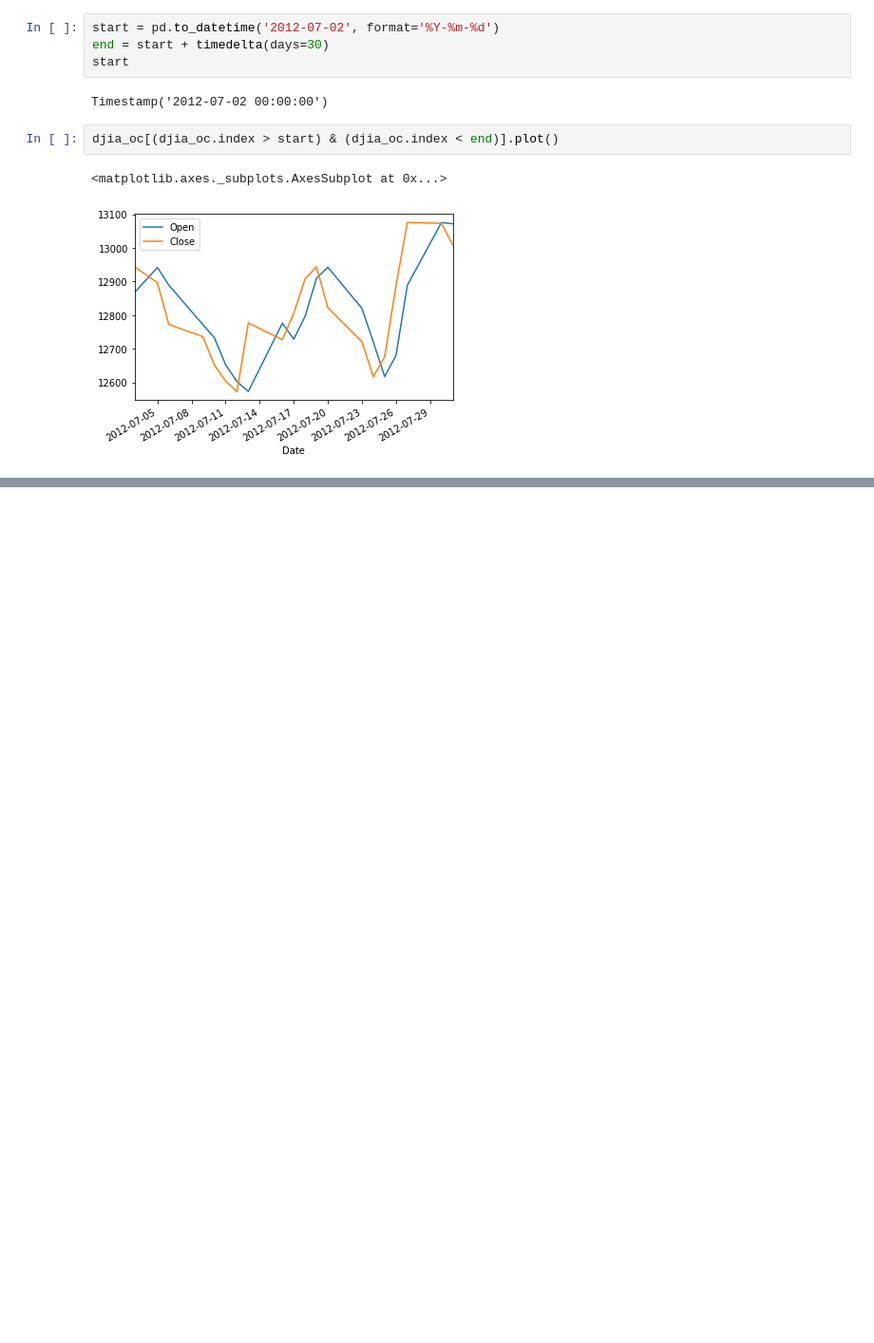
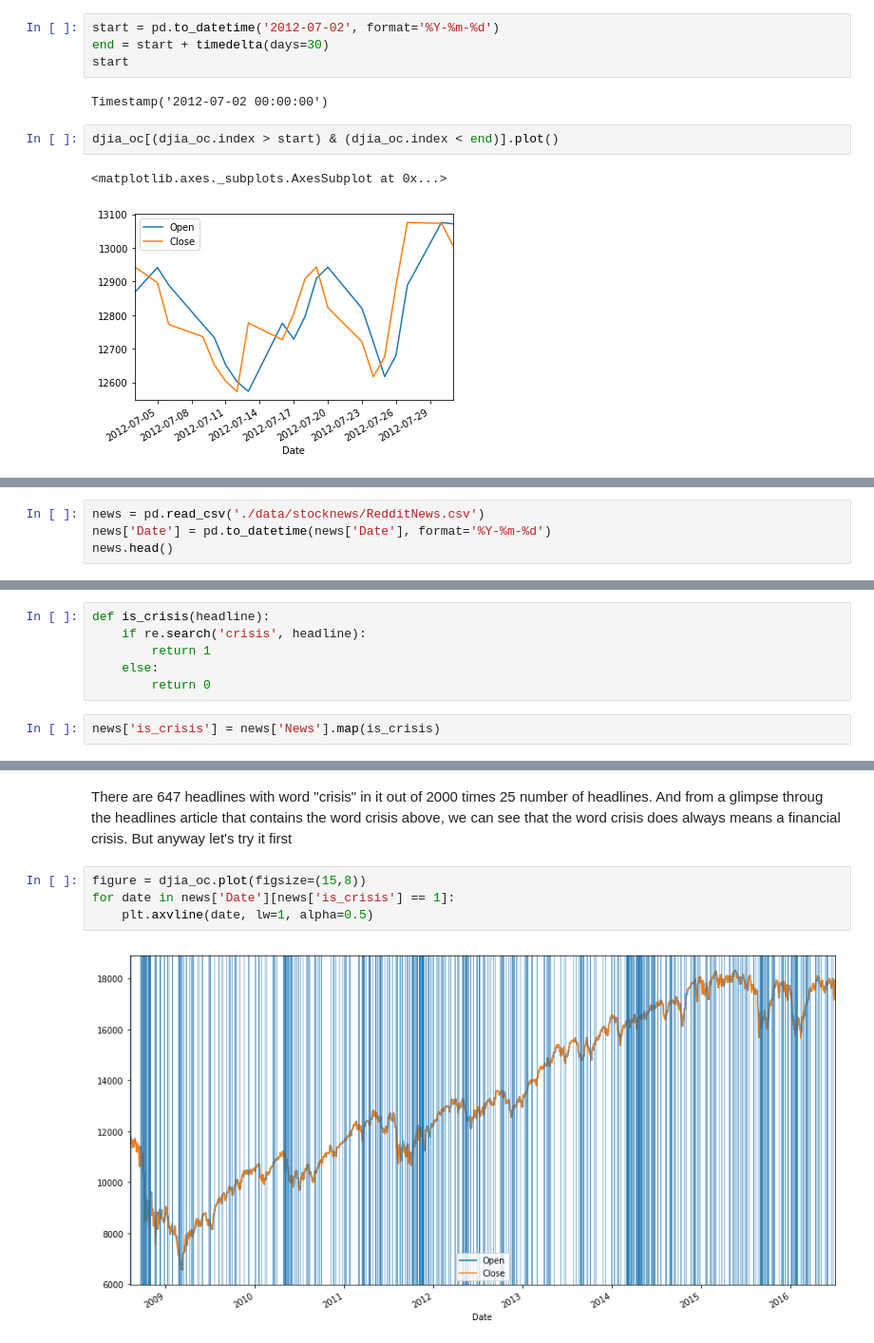
Before and after one commit to philogynic/notebooks, a Jupyter notebook: StockNLP.ipynb, the cells around one changed output, grey strips where cells are left out. Shown at 95% size. Cells and saved outputs as stored; diff of their text form; blank space fills up the shorter version.

Commit message:
stockNLP

```diff
--- a/StockNLP.ipynb
+++ b/StockNLP.ipynb
@@ -81,0 +85,4 @@ Thanks, hope this help
+# %%
+news = pd.read_csv('./data/stocknews/RedditNews.csv')
+news['Date'] = pd.to_datetime(news['Date'], format='%Y-%m-%d')
+news.head()
@@ -81,0 +121,8 @@ Thanks, hope this help
+# %%
+def is_crisis(headline):
+    if re.search('crisis', headline):
+        return 1
+    else:
+        return 0
+# %%
+news['is_crisis'] = news['News'].map(is_crisis)
@@ -81,0 +159,8 @@ Thanks, hope this help
+# %% [markdown]
+There are 647 headlines with word "crisis" in it out of 2000 times 25 number of headlines. And from a glimpse throug the headlines article that contains the word crisis above, we can see that the word crisis does always means a financial crisis. But anyway let's try it first
+# %%
+figure = djia_oc.plot(figsize=(15,8))
+for date in news['Date'][news['is_crisis'] == 1]:
+    plt.axvline(date, lw=1, alpha=0.5)
+# %% [output]
+[figure, added]
```
Also changed, not shown: parts of 22 cells of this notebook.
